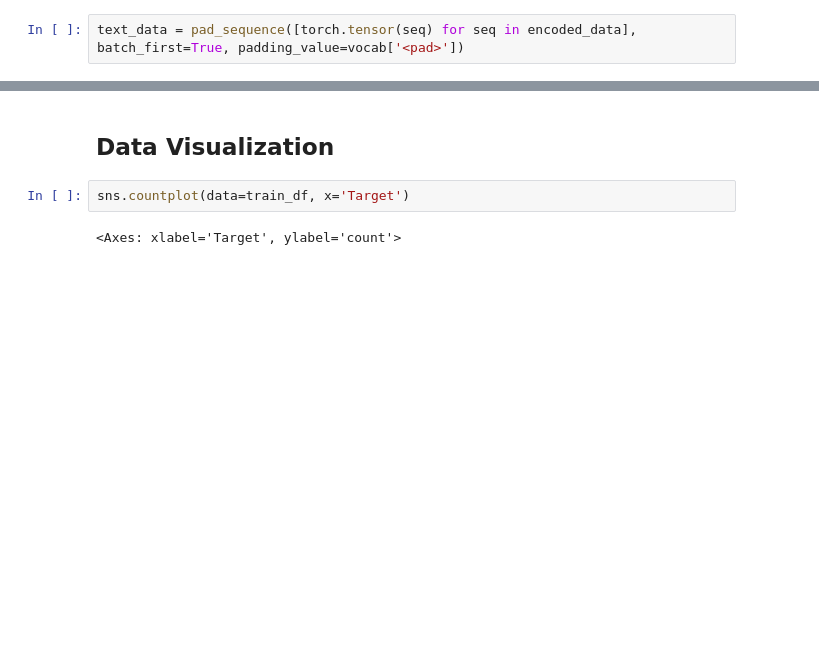
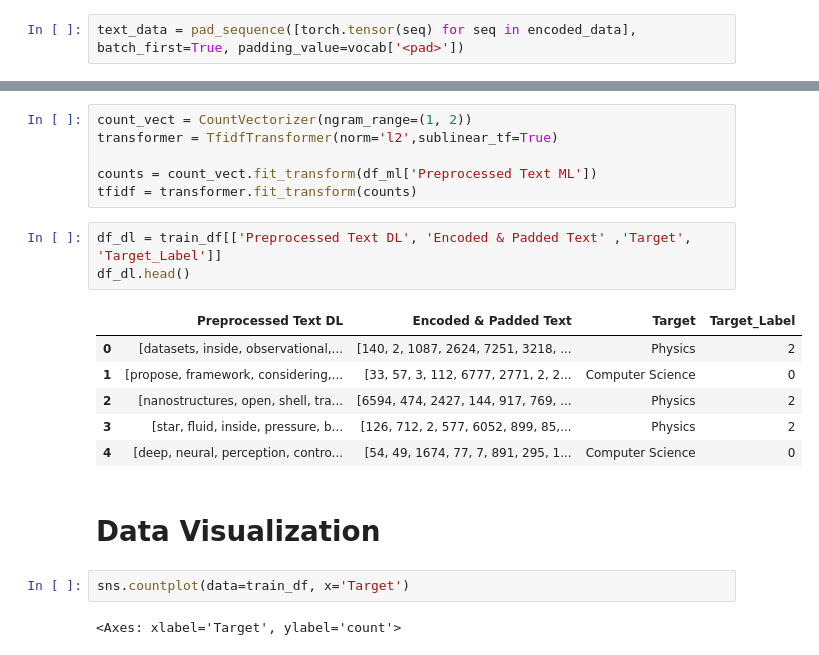
Before and after one commit to gulomovazukhrakhon/IU-Projects, a Jupyter notebook: NLP_Project/text-classification-for-topic-modelling.ipynb, the cells around one changed output, grey strips where cells are left out. Drawn from its saved outputs; the diff is of its cells as text; blank space fills up the shorter version.

```diff
--- a/NLP_Project/text-classification-for-topic-modelling.ipynb
+++ b/NLP_Project/text-classification-for-topic-modelling.ipynb
@@ -162,5 +170,21 @@ train_df.head()
+# %%
+count_vect = CountVectorizer(ngram_range=(1, 2))
+transformer = TfidfTransformer(norm='l2',sublinear_tf=True)
+
+counts = count_vect.fit_transform(df_ml['Preprocessed Text ML'])
+tfidf = transformer.fit_transform(counts)
+# %%
+df_dl = train_df[['Preprocessed Text DL', 'Encoded & Padded Text' ,'Target', 'Target_Label']]
+df_dl.head()
+# %% [output]
+|  | Preprocessed Text DL | Encoded & Padded Text | Target | Target_Label |
+| 0 | [datasets, inside, observational,... | [140, 2, 1087, 2624, 7251, 3218, ... | Physics | 2 |
+| 1 | [propose, framework, considering,... | [33, 57, 3, 112, 6777, 2771, 2, 2... | Computer Science | 0 |
+| 2 | [nanostructures, open, shell, tra... | [6594, 474, 2427, 144, 917, 769, ... | Physics | 2 |
+| 3 | [star, fluid, inside, pressure, b... | [126, 712, 2, 577, 6052, 899, 85,... | Physics | 2 |
+| 4 | [deep, neural, perception, contro... | [54, 49, 1674, 77, 7, 891, 295, 1... | Computer Science | 0 |
 # %% [markdown]
-## Data Visualization
+# Data Visualization
 # %%
 sns.countplot(data=train_df, x='Target')
 # %% [output]
```
Also changed, not shown: parts of 39 cells of this notebook.
